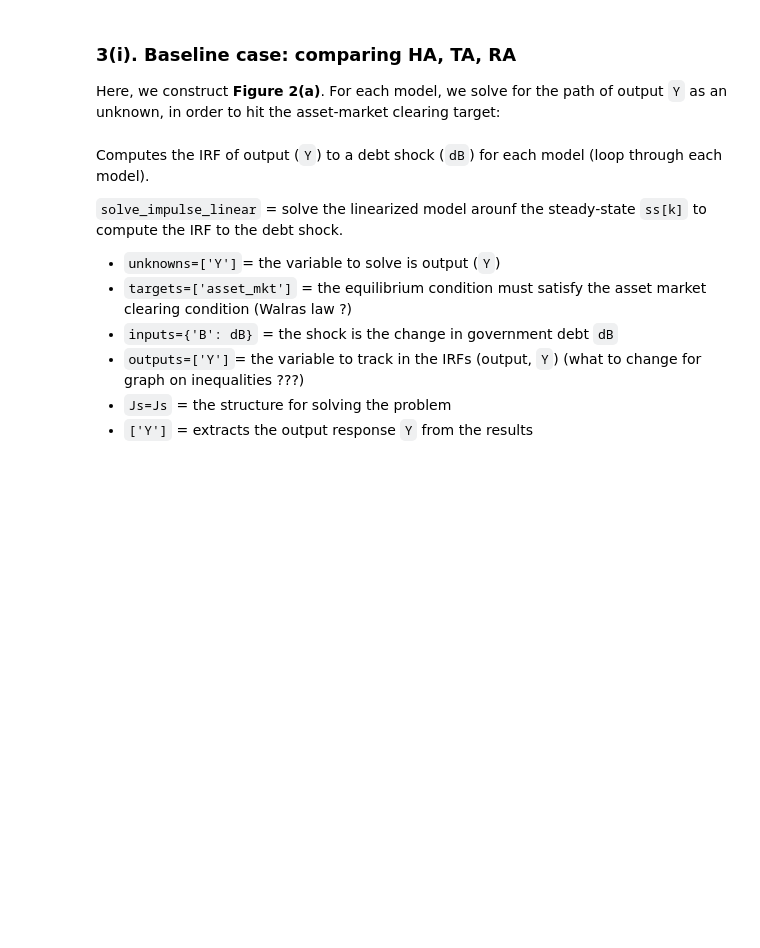
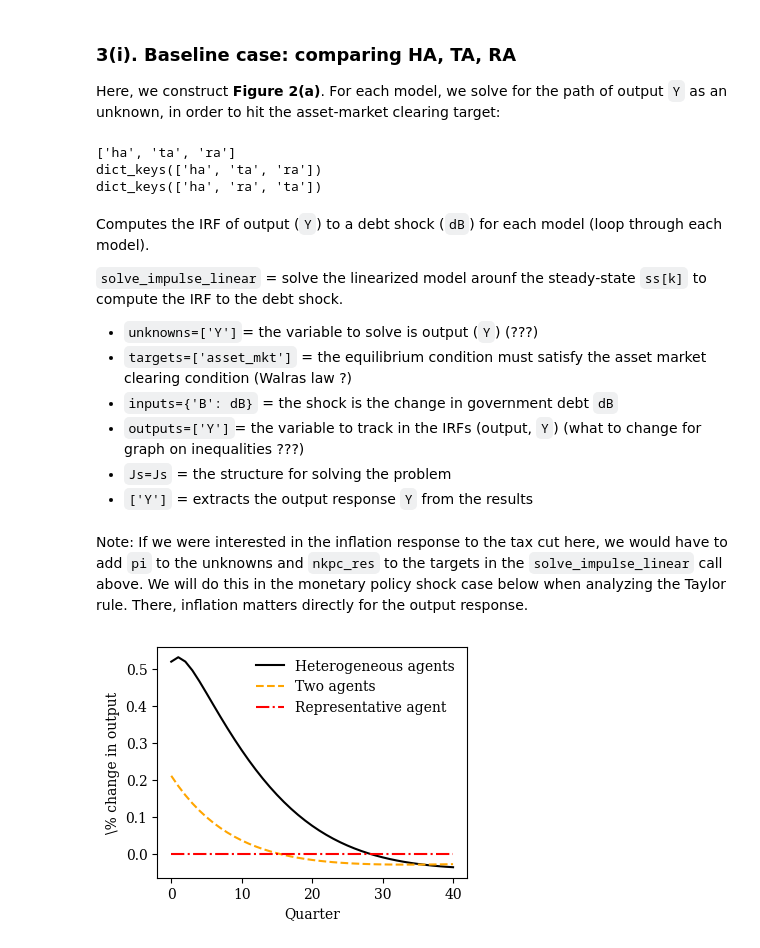
Before and after one commit to SofiaRuizRomanos/annual-review, a Jupyter notebook: code_analysis.ipynb, the cells around one changed output. Drawn from its saved outputs; the diff is of its cells as text; code cells hidden in the pictures; blank space fills up the shorter version.

```diff
--- a/code_analysis.ipynb
+++ b/code_analysis.ipynb
@@ -263,11 +284,13 @@ Overall, out of total output (`Y`=1), 30% is allocated to markups and taxes and
 @sj.solved(unknowns={"C_RA": 1, "A": 1}, targets=["euler", "budget_constraint"])
 # : 1, indicates that each variable is a scalar
 def hh_ta(C_RA, A, wN_aftertax, eis, beta, r, lam):
-    euler = (beta * (1 + r(+1))) ** (-eis) * C_RA(
-        +1
-    ) - C_RA  # Euler eq for consumption of infinitely lived household
-    C_H2M = wN_aftertax  # consumption of hand to mouth household
-    C = (1 - lam) * C_RA + lam * C_H2M # aggregate consumption
+    euler = (beta * (1 + r(+1))) ** (-eis) * C_RA(+1) - C_RA
+    # Euler eq for consumption of infinitely lived, unconstrained H2M hhs
+        #(why -C_RA and not - (-eis) * C_RA(+1))??? Shouldn't it be the derivative?
+
+    C_H2M = wN_aftertax  # consumption of constrained H2M household
+    C = (1 - lam) * C_RA + lam * C_H2M # aggregate consumption (weighted average for both hhs)
+
     budget_constraint = (
         (1 + r) * A(-1) + wN_aftertax - C - A # buget constraint. R-E = 0
     )  # budget constraint for infinitely lived household
@@ -593,0 +646,7 @@ ss['ra']['asset_mkt'], ss['ra']['goods_mkt'], ss['ra']['budget_constraint'], ss[
+# %%
+beta = 1 / (1 + r)
+lam = 0.2 - r / (1+r)
+C_RA = (C - lam * w_post) / (1 - lam)
+ta_params = dict(beta=beta, beta_ave=beta, lam=lam, C_RA=C_RA)
+ss['ta'] = models['ta'].steady_state({**ta_params, **common_params}, dissolve=['hh_ta'])
+ss['ra']['asset_mkt'], ss['ra']['goods_mkt'], ss['ra']['budget_constraint'], ss['ra']['euler'], ss['ra']['nkpc_res']
@@ -630,16 +718,40 @@ The loop calculates over each time period the change in debt based on (1) past d
 # %% [markdown]
 ### 3(i). Baseline case: comparing HA, TA, RA
 Here, we construct **Figure 2(a)**. For each model, we solve for the path of output `Y` as an unknown, in order to hit the asset-market clearing target:
+# %%
+print(model_names)
+print(models.keys())
+print(ss.keys())
+# %% [output]
+['ha', 'ta', 'ra']
+dict_keys(['ha', 'ta', 'ra'])
+dict_keys(['ha', 'ra', 'ta'])
 # %%
-irfs_B = {k: models[k].solve_impulse_linear(ss[k], unknowns=['Y'], targets=['asset_mkt'],
-                                            inputs={'B': dB}, outputs=['Y'], Js=Js)['Y'] for k in model_names}
+irfs_B = {k: models[k].solve_impulse_linear(ss[k],
+                                            unknowns=['Y'],
+                                            targets=['asset_mkt'],
+                                            inputs={'B': dB},
+                                            outputs=['Y'],
+                                            Js=Js)['Y'] for k in model_names}
 # %% [markdown]
 Computes the IRF of output (`Y`) to a debt shock (`dB`) for each model (loop through each model).
 
 `solve_impulse_linear` = solve the linearized model arounf the steady-state `ss[k]` to compute the IRF to the debt shock.
-- `unknowns=['Y']`= the variable to solve is output (`Y`)
+- `unknowns=['Y']`= the variable to solve is output (`Y`) (???)
 - `targets=['asset_mkt']` = the equilibrium condition must satisfy the asset market clearing condition (Walras law ?)
 - `inputs={'B': dB}` = the shock is the change in government debt `dB`
 - `outputs=['Y']`= the variable to track in the IRFs (output, `Y`) (what to change for graph on inequalities ???)
 - `Js=Js` = the structure for solving the problem
 - `['Y']` = extracts the output response `Y` from the results
+# %% [markdown]
+Note: If we were interested in the inflation response to the tax cut here, we would have to add `pi` to the unknowns and `nkpc_res` to the targets in the `solve_impulse_linear` call above. We will do this in the monetary policy shock case below when analyzing the Taylor rule. There, inflation matters directly for the output response.
+# %%
+plt.plot(irfs_B['ha'][:41], label='Heterogeneous agents', color='black')
+plt.plot(irfs_B['ta'][:41], label='Two agents', linestyle='dashed', color='orange')
+plt.plot(irfs_B['ra'][:41], label='Representative agent', linestyle='dashdot', color='red')
+plt.legend(frameon=False)
+plt.xlabel('Quarter')
+plt.ylabel('\% change in output')
+plt.savefig('figures/figure2a_deficit_by_model.pdf', bbox_inches='tight')
+# %% [output]
+[figure, added]
```
Also changed, not shown: parts of 41 cells of this notebook, 6 other files.
